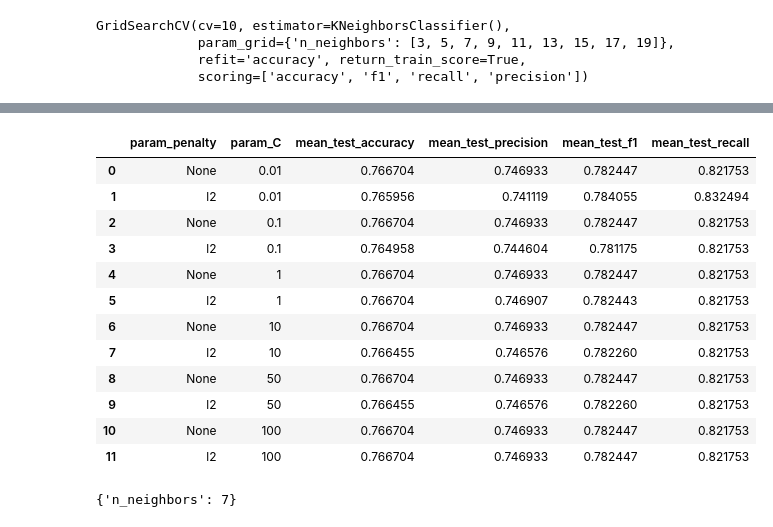
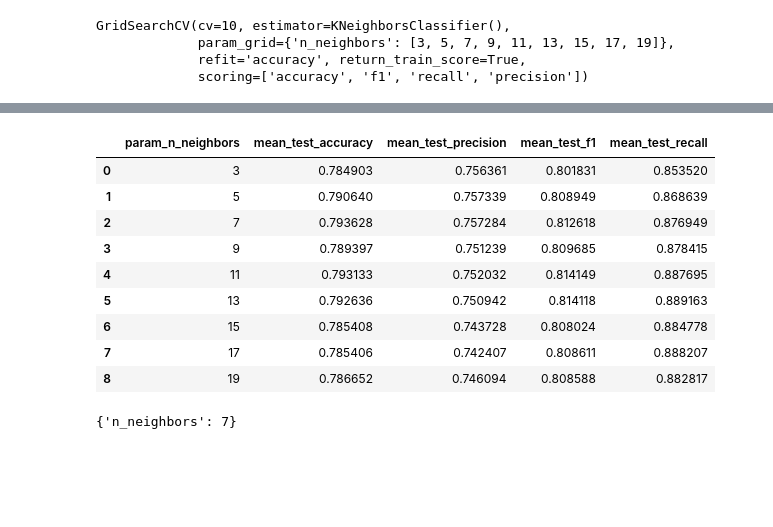
Before and after one commit to Omar-Atef-Bakr/introduction_to_machine_learning, a Jupyter notebook: assigment_one/Solution.ipynb, the cells around one changed output, grey strips where cells are left out. Saved outputs shown, nothing was run; the diff lists cells and outputs as text; code cells hidden in the pictures; blank space fills up the shorter version.

Commit message:
the mistake of knn_result ,param_n_neighbors

```diff
--- a/assigment_one/Solution.ipynb
+++ b/assigment_one/Solution.ipynb
@@ -212,21 +212,18 @@ knn_result
 9 rows × 106 columns
 # %%
-knn_selected_results = result[["param_penalty", "param_C", "mean_test_accuracy", "mean_test_precision", "mean_test_f1", "mean_test_recall"]]
+knn_selected_results = knn_result[["param_n_neighbors", "mean_test_accuracy", "mean_test_precision", "mean_test_f1", "mean_test_recall"]]
 knn_selected_results
 # %% [output]
-|  | param_penalty | param_C | mean_test_accuracy | mean_test_precision | mean_test_f1 | mean_test_recall |
-| 0 | None | 0.01 | 0.766704 | 0.746933 | 0.782447 | 0.821753 |
-| 1 | l2 | 0.01 | 0.765956 | 0.741119 | 0.784055 | 0.832494 |
-| 2 | None | 0.1 | 0.766704 | 0.746933 | 0.782447 | 0.821753 |
-| 3 | l2 | 0.1 | 0.764958 | 0.744604 | 0.781175 | 0.821753 |
-| 4 | None | 1 | 0.766704 | 0.746933 | 0.782447 | 0.821753 |
-| 5 | l2 | 1 | 0.766704 | 0.746907 | 0.782443 | 0.821753 |
-| 6 | None | 10 | 0.766704 | 0.746933 | 0.782447 | 0.821753 |
-| 7 | l2 | 10 | 0.766455 | 0.746576 | 0.782260 | 0.821753 |
-| 8 | None | 50 | 0.766704 | 0.746933 | 0.782447 | 0.821753 |
-| 9 | l2 | 50 | 0.766455 | 0.746576 | 0.782260 | 0.821753 |
-| 10 | None | 100 | 0.766704 | 0.746933 | 0.782447 | 0.821753 |
-| 11 | l2 | 100 | 0.766704 | 0.746933 | 0.782447 | 0.821753 |
+|  | param_n_neighbors | mean_test_accuracy | mean_test_precision | mean_test_f1 | mean_test_recall |
+| 0 | 3 | 0.784903 | 0.756361 | 0.801831 | 0.853520 |
+| 1 | 5 | 0.790640 | 0.757339 | 0.808949 | 0.868639 |
+| 2 | 7 | 0.793628 | 0.757284 | 0.812618 | 0.876949 |
+| 3 | 9 | 0.789397 | 0.751239 | 0.809685 | 0.878415 |
+| 4 | 11 | 0.793133 | 0.752032 | 0.814149 | 0.887695 |
+| 5 | 13 | 0.792636 | 0.750942 | 0.814118 | 0.889163 |
+| 6 | 15 | 0.785408 | 0.743728 | 0.808024 | 0.884778 |
+| 7 | 17 | 0.785406 | 0.742407 | 0.808611 | 0.888207 |
+| 8 | 19 | 0.786652 | 0.746094 | 0.808588 | 0.882817 |
 # %%
 knn_cv.best_params_
 # %% [output]
```
Also changed, not shown: parts of 2 cells of this notebook.
